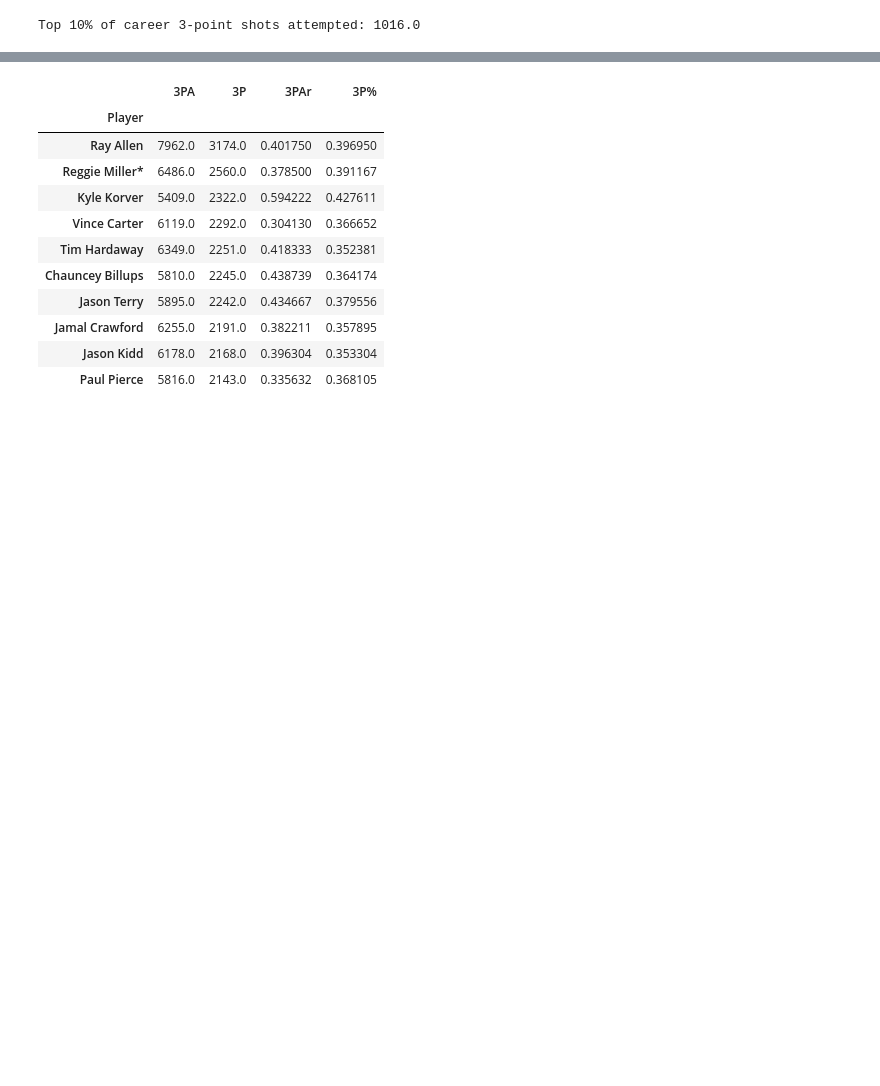
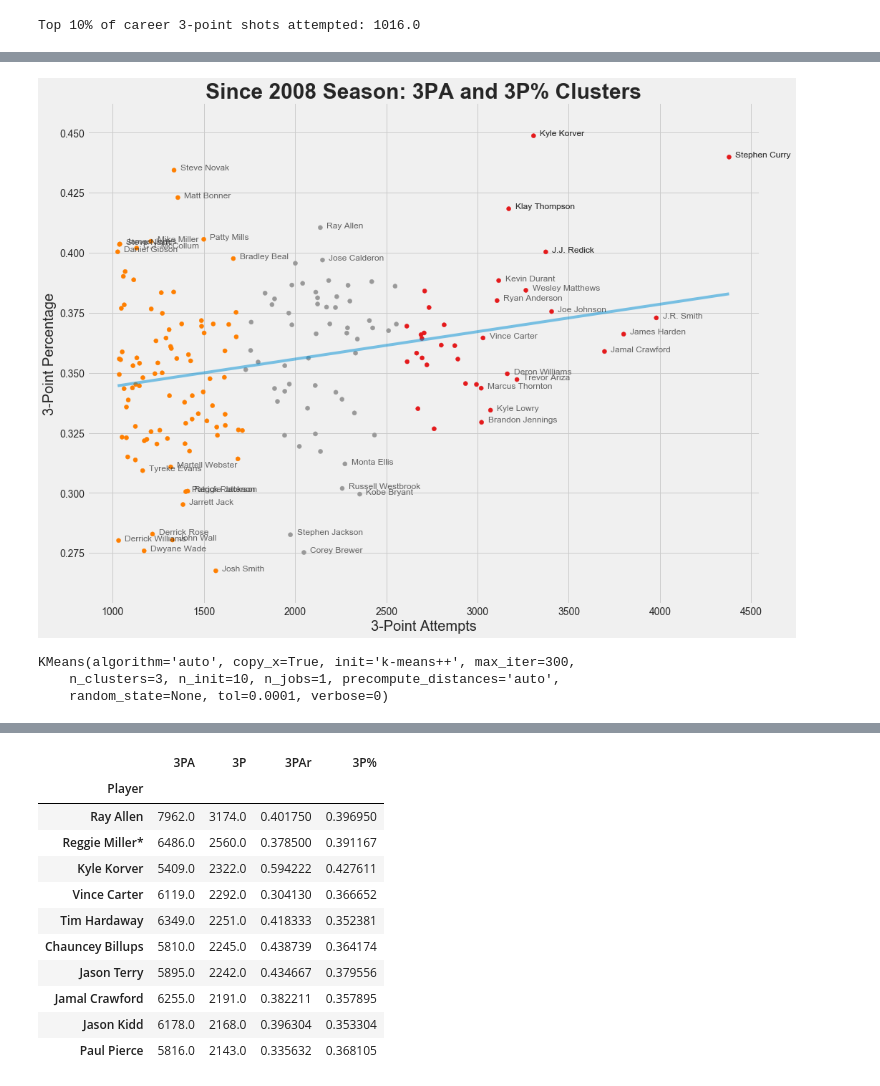
Before and after one commit to ymericson/NBA-player-info, a Jupyter notebook: NBA three-point shooters.ipynb, the cells around one changed output, grey strips where cells are left out. Cells and saved outputs as stored; diff of their text form; code cells hidden in the pictures; blank space fills up the shorter version.

```diff
--- a/NBA three-point shooters.ipynb
+++ b/NBA three-point shooters.ipynb
@@ -31,0 +173,34 @@ We will exclude any players who have made fewer than 1,016 three-point field goa
+# %%
+plt.style.use('fivethirtyeight')
+
+plt.figure(figsize=(15,12))
+
+x_plot = threePT_data['3PA']
+y_plot = threePT_data['3P%']
+
+plt.scatter(threePT_data['3PA'], threePT_data['3P%'], c=kmeans.labels_, cmap='Set1')
+plt.title("Since 2008 Season: 3PA and 3P% Clusters", weight = 'bold', size = 30)
+plt.xlabel("3-Point Attempts", fontsize=20)
+plt.ylabel("3-Point Percentage", fontsize=20)
+
+plt.plot(np.unique(threePT_data['3PA']),
+         np.poly1d(np.polyfit(threePT_data['3PA'], threePT_data['3P%'], 1))
+         (np.unique(threePT_data['3PA'])), alpha=0.5)
+
+def annotate(df):
+    for i in range(len(df)):
+        plt.text(df['3PA'][i]+35, df['3P%'][i], df.index[i], fontsize=12, alpha=.7)
+
+annotate(threePT_data.sort_values('3PA', ascending=False)[:17])
+annotate(threePT_data.sort_values('3P%', ascending=False)[:15])
+annotate(threePT_data.sort_values('3P%', ascending=True)[:15])
+# %% [output]
+[figure, added]
+# %%
+from sklearn.cluster import KMeans # unsupervised
+kmeans = KMeans(n_clusters=3)
+kmeans.fit(threePT_data[['3PAr', '3P%']])
+# %% [output]
+KMeans(algorithm='auto', copy_x=True, init='k-means++', max_iter=300,
+    n_clusters=3, n_init=10, n_jobs=1, precompute_distances='auto',
+    random_state=None, tol=0.0001, verbose=0)
```
Also changed, not shown: parts of 21 cells of this notebook, 3 other files.
